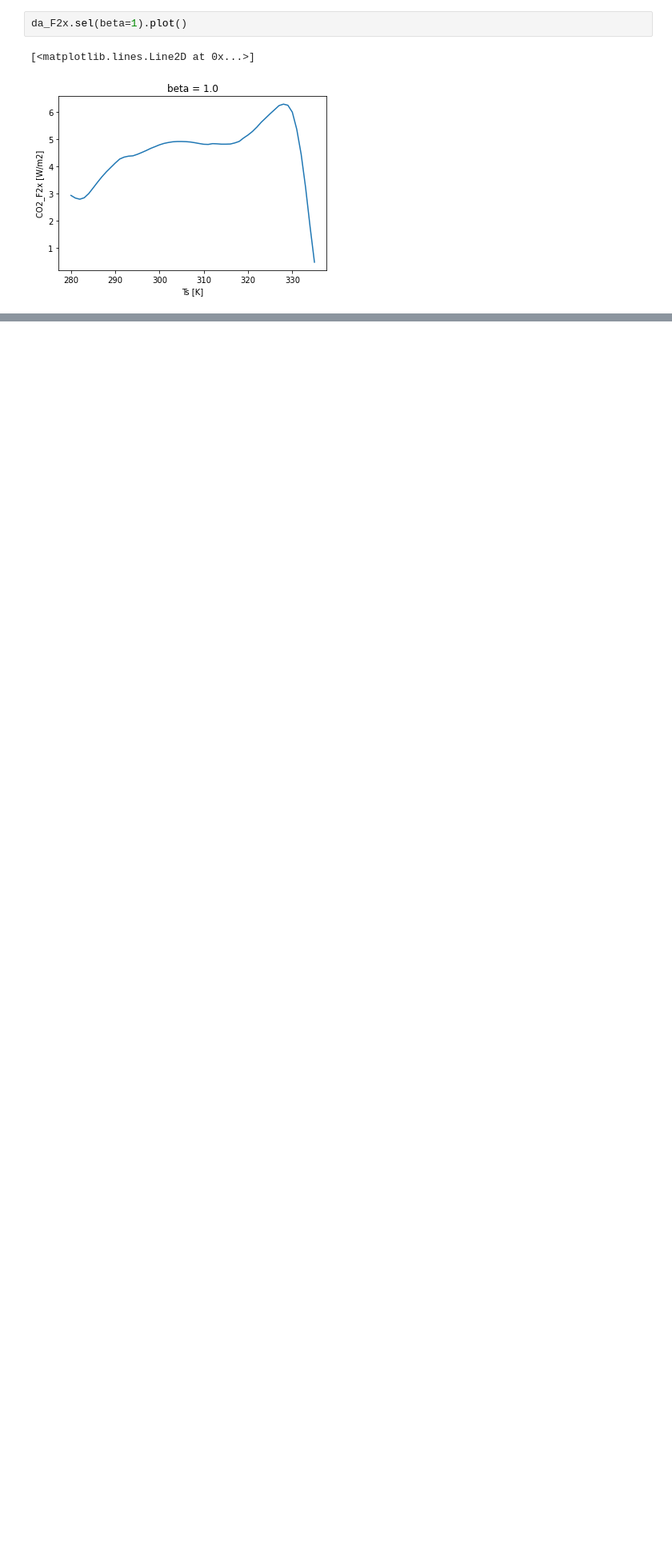
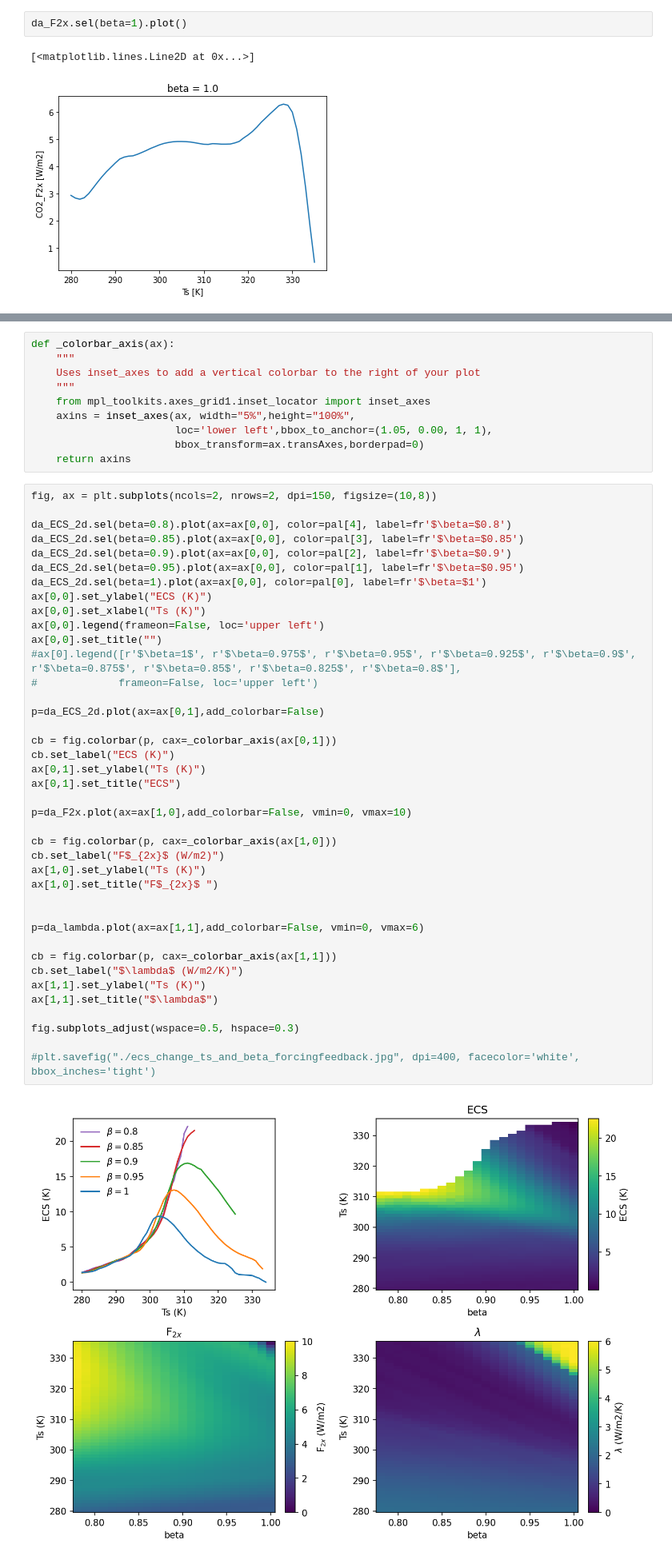
Before and after one commit to AndrewILWilliams/ECS_bump, a Jupyter notebook: notebooks/changes_in_beta.ipynb, the cells around one changed output, grey strips where cells are left out. Shown: that part at 80% size. Cells and saved outputs as stored; diff of their text form; blank space fills up the shorter version.

Commit message:
forcing feedback plot for beta changes

```diff
--- a/notebooks/changes_in_beta.ipynb
+++ b/notebooks/changes_in_beta.ipynb
@@ -358,3 +333,55 @@ fig = plt.figure(dpi=100)
 _=da_lambda.plot(hue='beta')
 # %% [output]
 [figure]
+# %%
+def _colorbar_axis(ax):
+    """
+    Uses inset_axes to add a vertical colorbar to the right of your plot
+    """
+    from mpl_toolkits.axes_grid1.inset_locator import inset_axes
+    axins = inset_axes(ax, width="5%",height="100%",
+                       loc='lower left',bbox_to_anchor=(1.05, 0.00, 1, 1),
+                       bbox_transform=ax.transAxes,borderpad=0)
+    return axins
+# %%
+fig, ax = plt.subplots(ncols=2, nrows=2, dpi=150, figsize=(10,8))
+
+da_ECS_2d.sel(beta=0.8).plot(ax=ax[0,0], color=pal[4], label=fr'$\beta=$0.8')
+da_ECS_2d.sel(beta=0.85).plot(ax=ax[0,0], color=pal[3], label=fr'$\beta=$0.85')
+da_ECS_2d.sel(beta=0.9).plot(ax=ax[0,0], color=pal[2], label=fr'$\beta=$0.9')
+da_ECS_2d.sel(beta=0.95).plot(ax=ax[0,0], color=pal[1], label=fr'$\beta=$0.95')
+da_ECS_2d.sel(beta=1).plot(ax=ax[0,0], color=pal[0], label=fr'$\beta=$1')
+ax[0,0].set_ylabel("ECS (K)")
+ax[0,0].set_xlabel("Ts (K)")
+ax[0,0].legend(frameon=False, loc='upper left')
+ax[0,0].set_title("")
+#ax[0].legend([r'$\beta=1$', r'$\beta=0.975$', r'$\beta=0.95$', r'$\beta=0.925$', r'$\beta=0.9$', r'$\beta=0.875$', r'$\beta=0.85$', r'$\beta=0.825$', r'$\beta=0.8$'],
+#             frameon=False, loc='upper left')
+
+p=da_ECS_2d.plot(ax=ax[0,1],add_colorbar=False)
+
+cb = fig.colorbar(p, cax=_colorbar_axis(ax[0,1]))
+cb.set_label("ECS (K)")
+ax[0,1].set_ylabel("Ts (K)")
+ax[0,1].set_title("ECS")
+
+p=da_F2x.plot(ax=ax[1,0],add_colorbar=False, vmin=0, vmax=10)
+
+cb = fig.colorbar(p, cax=_colorbar_axis(ax[1,0]))
+cb.set_label("F$_{2x}$ (W/m2)")
+ax[1,0].set_ylabel("Ts (K)")
+ax[1,0].set_title("F$_{2x}$ ")
+
+
+p=da_lambda.plot(ax=ax[1,1],add_colorbar=False, vmin=0, vmax=6)
+
+cb = fig.colorbar(p, cax=_colorbar_axis(ax[1,1]))
+cb.set_label("$\lambda$ (W/m2/K)")
+ax[1,1].set_ylabel("Ts (K)")
+ax[1,1].set_title("$\lambda$")
+
+fig.subplots_adjust(wspace=0.5, hspace=0.3)
+
+#plt.savefig("./ecs_change_ts_and_beta_forcingfeedback.jpg", dpi=400, facecolor='white', bbox_inches='tight')
+# %% [output]
+[figure, added]
```
Also changed, not shown: parts of 1 cell of this notebook, 1 other file.
